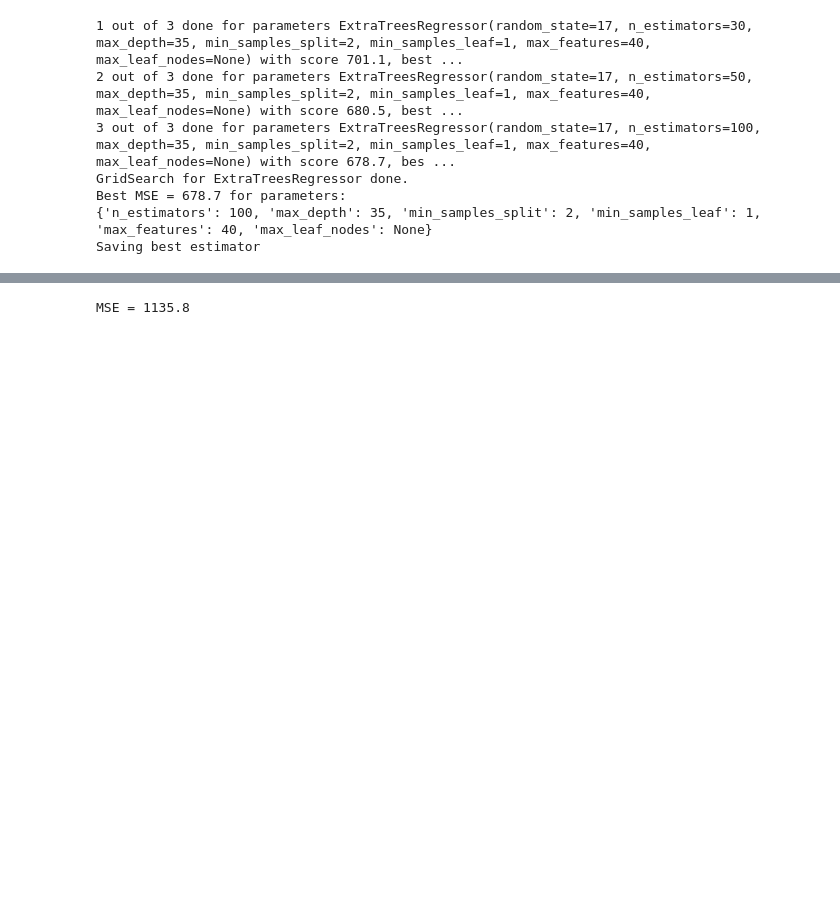
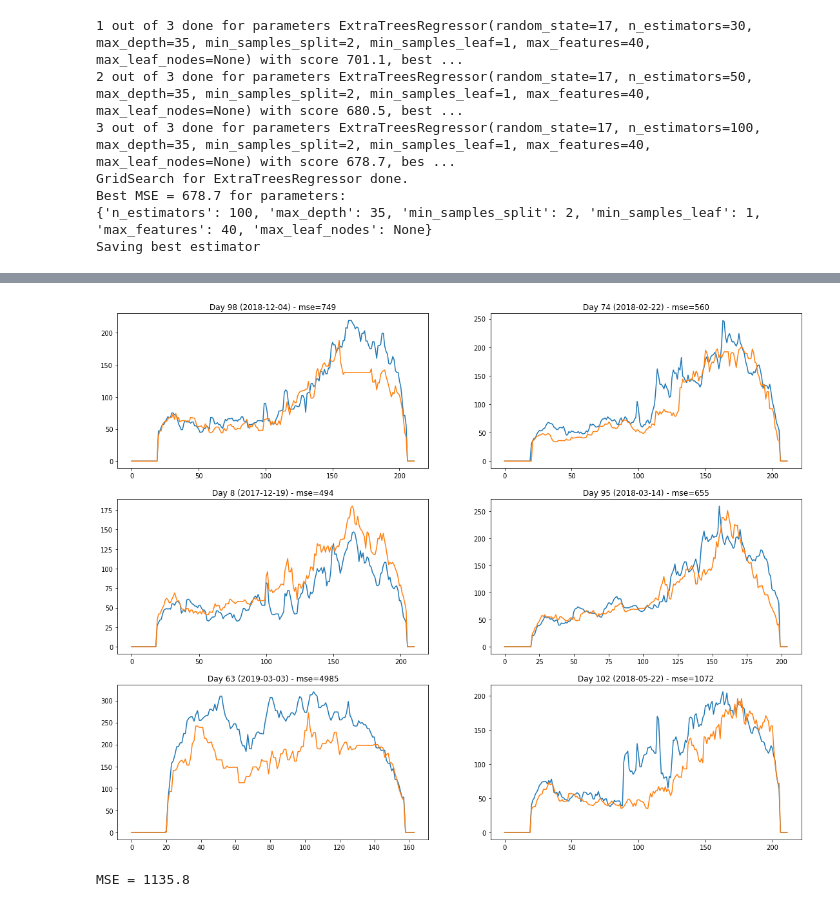
Before and after one commit to lukoucky/swimming_pool_attendance_prediction, a Jupyter notebook: GridSearch.ipynb, the cells around one changed output, grey strips where cells are left out. Saved outputs shown, nothing was run; the diff lists cells and outputs as text; code cells hidden in the pictures; blank space fills up the shorter version.

```diff
--- a/GridSearch.ipynb
+++ b/GridSearch.ipynb
@@ -159,0 +203,14 @@ Saving best estimator
+# %%
+dh = DataHelper()
+time_step_back = 5
+parameteres = {	'n_estimators': [10],
+                'max_depth': [30,50],
+                'min_samples_split':[2,5,10],
+                'min_samples_leaf':[1,2]}
+columns = ['pool','day_of_week','month','minute_of_day', 'year', 'reserved_Vodnik','lines_reserved']
+# columns = list(dh.get_all_columns_names())
+# columns.remove('time')
+mgs = MyGridSearch('RandomForestClassifier',parameteres)
+mgs.fit(columns, time_step_back)
+dh.show_n_days_prediction(mgs.best_estimator, columns, 6, time_step_back)
+# %% [output]
@@ -160,3 +233,4 @@ Saving best estimator
+[figure, added]
 # %%
 dh = DataHelper()
 time_step_back = 5
```
Also changed, not shown: parts of 4 cells of this notebook, 2 other files.
